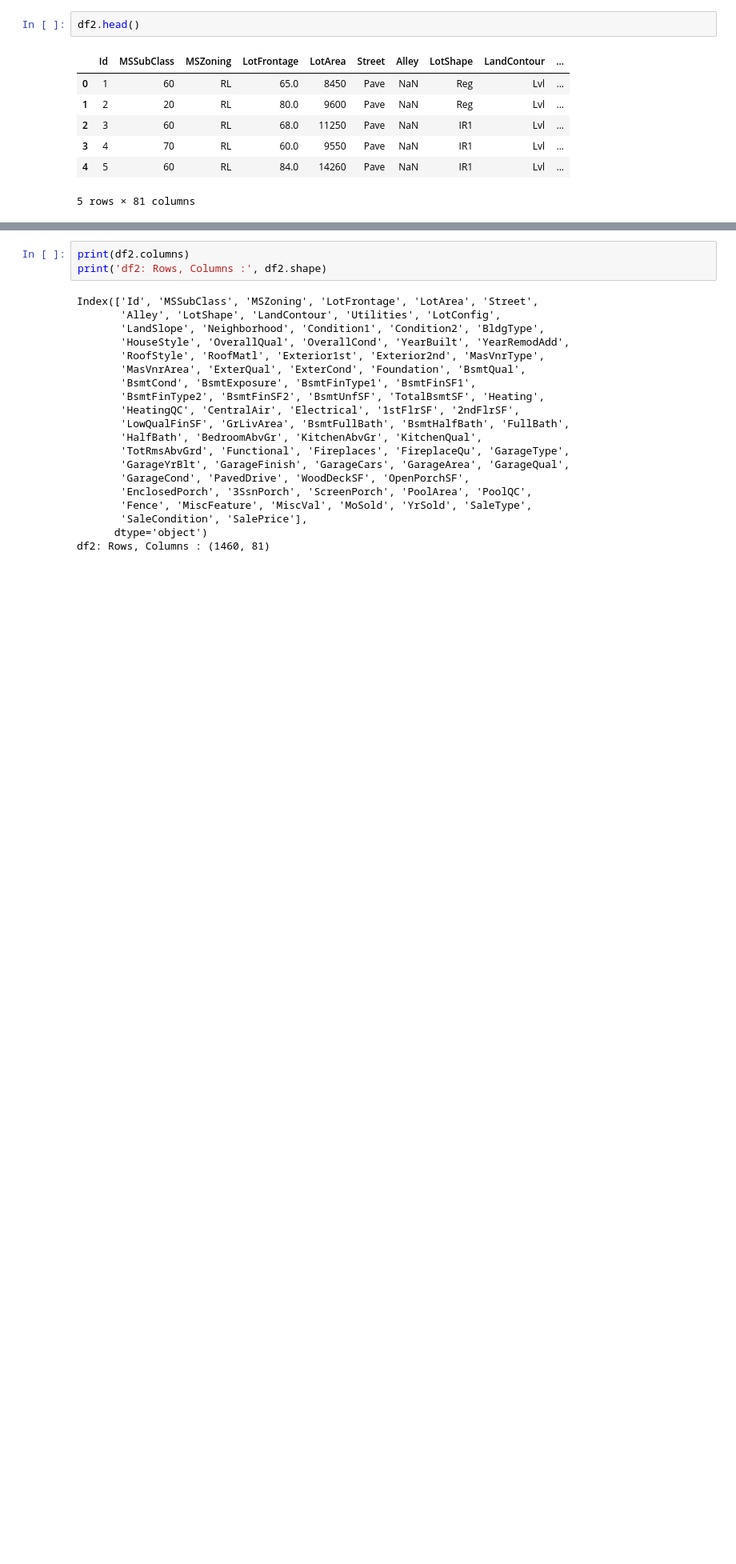
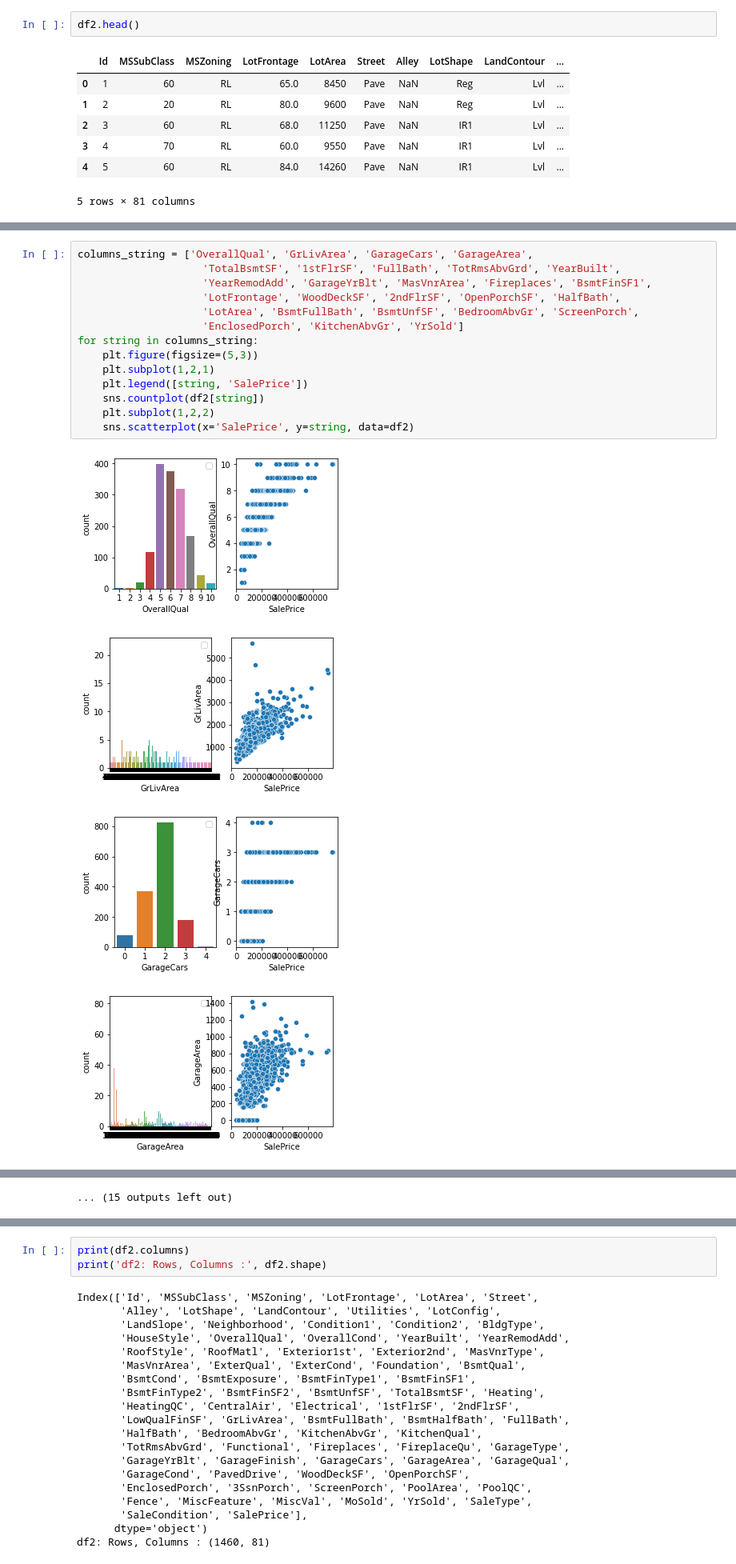
Before and after one commit to pravirpolly/House-Prices, a Jupyter notebook: data.ipynb, the cells around one changed output, grey strips where cells are left out. Shown at 80% size. Saved outputs shown, nothing was run; the diff lists cells and outputs as text; blank space fills up the shorter version.

```diff
--- a/data.ipynb
+++ b/data.ipynb
@@ -436,0 +486,19 @@ df2.head()
+# %%
+columns_string = ['OverallQual', 'GrLivArea', 'GarageCars', 'GarageArea',
+                    'TotalBsmtSF', '1stFlrSF', 'FullBath', 'TotRmsAbvGrd', 'YearBuilt',
+                    'YearRemodAdd', 'GarageYrBlt', 'MasVnrArea', 'Fireplaces', 'BsmtFinSF1',
+                    'LotFrontage', 'WoodDeckSF', '2ndFlrSF', 'OpenPorchSF', 'HalfBath',
+                    'LotArea', 'BsmtFullBath', 'BsmtUnfSF', 'BedroomAbvGr', 'ScreenPorch',
+                    'EnclosedPorch', 'KitchenAbvGr', 'YrSold']
+for string in columns_string:
+    plt.figure(figsize=(5,3))
+    plt.subplot(1,2,1)
+    plt.legend([string, 'SalePrice'])
+    sns.countplot(df2[string])
+    plt.subplot(1,2,2)
+    sns.scatterplot(x='SalePrice', y=string, data=df2)
+# %% [output]
+[figure, added]
+[figure, added]
+[figure, added]
+[figure, added]
@@ -436,0 +513 @@ df2.head()
+... (15 outputs left out)
```
Also changed, not shown: parts of 25 cells of this notebook.
